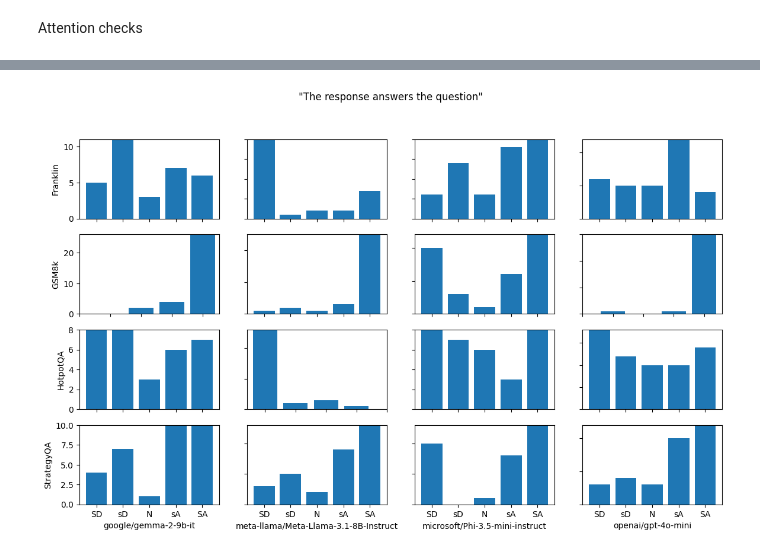
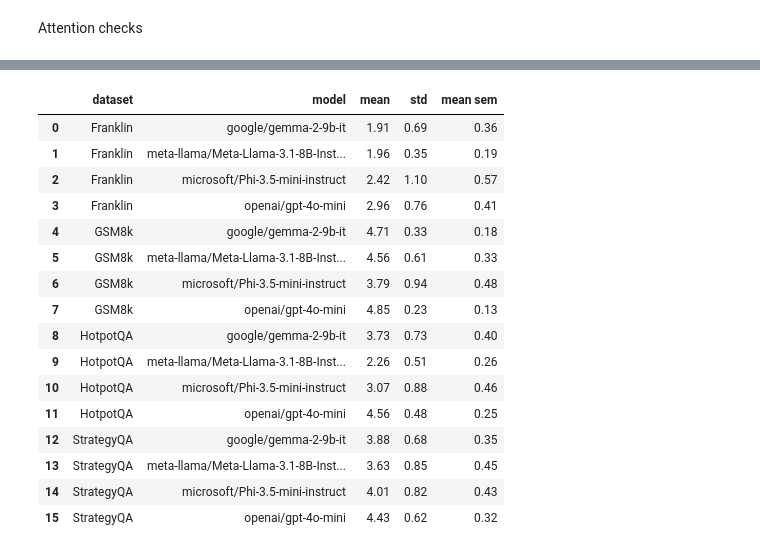
Before and after one commit to njf0/frank-llm, a Jupyter notebook: mini-project/studies/ask/results/results.ipynb, the cells around one changed output, grey strips where cells are left out. Saved outputs shown, nothing was run; the diff lists cells and outputs as text; code cells hidden in the pictures.

```diff
--- a/mini-project/studies/ask/results/results.ipynb
+++ b/mini-project/studies/ask/results/results.ipynb
@@ -295,34 +235,0 @@ sem_df
-# %%
-point_scale = 5
-
-# subplots in a 4x4 grid
-fig, axs = plt.subplots(4, 4, figsize=(14, 8))
-
-for d, dataset in enumerate(datasets):
-    for m, model in enumerate(models):
-        values = plan[(dataset, model)].map(lambda x: t2i(x, point_scale)).to_numpy()
-        # remove nan values from numpy array
-        values = values[~pd.isna(values)]
-        # frequency of each value
-        counts = pd.Series(values).value_counts()
-        # plot the frequency of each value
-        axs[d, m].bar(counts.index, counts.values)
-        # set x axis to i2t for each value
-        axs[d, m].set_xticks(range(1, point_scale + 1))
-        axs[d, m].set_xticklabels([i2t(i, point_scale) for i in range(1, point_scale + 1)], ha='center')
-        # set y axis to 0-max frequency
-        axs[d, m].set_ylim(0, counts.max())
-        # set x axis label to the model
-        axs[d, m].set_xlabel(model)
-        # set y axis label to the dataset
-        axs[d, m].set_ylabel(dataset)
-
-# only show bottom x axis labels
-for ax in axs.flat:
-    ax.label_outer()
-
-# set the title of the entire plot
-fig.suptitle('"The response answers the question"')
-plt.show()
-# %% [output]
-[figure, removed]
@@ -339,0 +244,20 @@ questions = questions[(questions['dataset'] == dataset) & (questions['model'] ==
+# %%
+analysis.compute_average_sem(Q1)
+# %% [output]
+|  | dataset | model | mean | std | mean sem |
+| 0 | Franklin | google/gemma-2-9b-it | 1.91 | 0.69 | 0.36 |
+| 1 | Franklin | meta-llama/Meta-Llama-3.1-8B-Inst... | 1.96 | 0.35 | 0.19 |
+| 2 | Franklin | microsoft/Phi-3.5-mini-instruct | 2.42 | 1.10 | 0.57 |
+| 3 | Franklin | openai/gpt-4o-mini | 2.96 | 0.76 | 0.41 |
+| 4 | GSM8k | google/gemma-2-9b-it | 4.71 | 0.33 | 0.18 |
+| 5 | GSM8k | meta-llama/Meta-Llama-3.1-8B-Inst... | 4.56 | 0.61 | 0.33 |
+| 6 | GSM8k | microsoft/Phi-3.5-mini-instruct | 3.79 | 0.94 | 0.48 |
+| 7 | GSM8k | openai/gpt-4o-mini | 4.85 | 0.23 | 0.13 |
+| 8 | HotpotQA | google/gemma-2-9b-it | 3.73 | 0.73 | 0.40 |
+| 9 | HotpotQA | meta-llama/Meta-Llama-3.1-8B-Inst... | 2.26 | 0.51 | 0.26 |
+| 10 | HotpotQA | microsoft/Phi-3.5-mini-instruct | 3.07 | 0.88 | 0.46 |
+| 11 | HotpotQA | openai/gpt-4o-mini | 4.56 | 0.48 | 0.25 |
+| 12 | StrategyQA | google/gemma-2-9b-it | 3.88 | 0.68 | 0.35 |
+| 13 | StrategyQA | meta-llama/Meta-Llama-3.1-8B-Inst... | 3.63 | 0.85 | 0.45 |
+| 14 | StrategyQA | microsoft/Phi-3.5-mini-instruct | 4.01 | 0.82 | 0.43 |
+| 15 | StrategyQA | openai/gpt-4o-mini | 4.43 | 0.62 | 0.32 |
```
Also changed, not shown: parts of 25 cells of this notebook, 6 other files.
